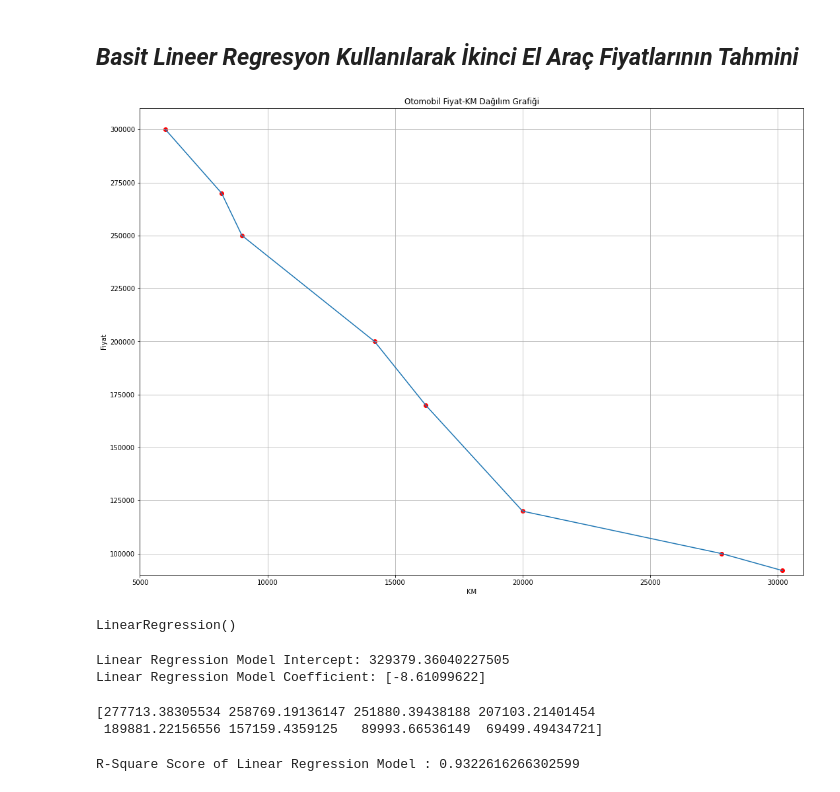
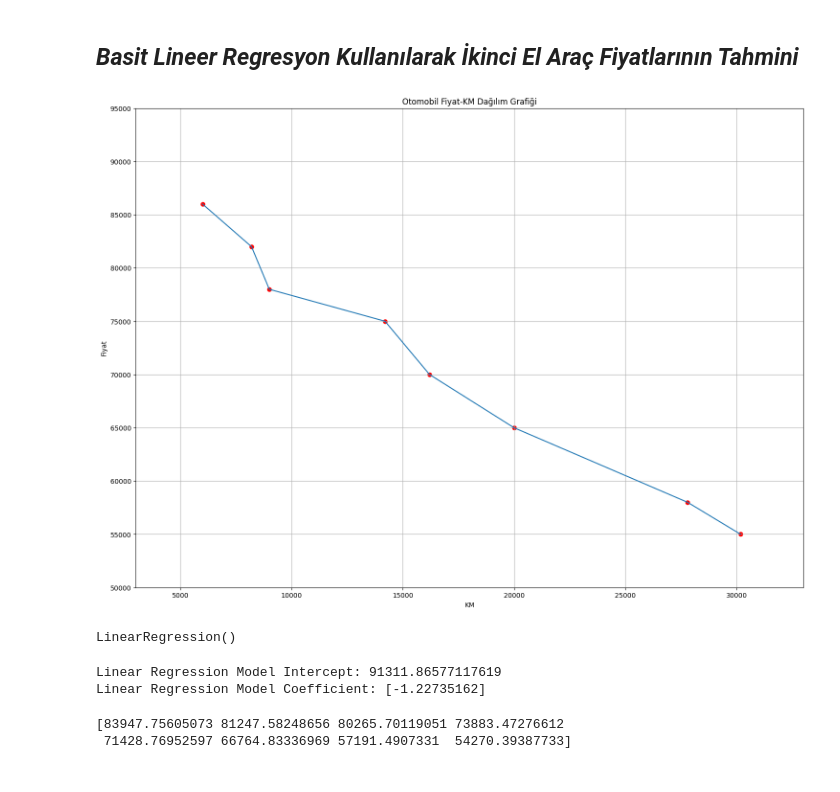
Before and after one commit to halimocakli/UsedCarPricesPrediction, a Jupyter notebook: UsedCarPricesPrediction.ipynb, the cells around one changed output. Drawn from its saved outputs; the diff is of its cells as text; code cells hidden in the pictures.

```diff
--- a/UsedCarPricesPrediction.ipynb
+++ b/UsedCarPricesPrediction.ipynb
@@ -10,21 +10,21 @@ import matplotlib.pyplot as plt
 # y : Araçların fiyat değerleri
 
 X = np.array([[6000], [8200], [9000], [14200], [16200], [20000], [27800], [30180]]).reshape(-1, 1)
-y = [300000, 270000, 250000, 200000, 170000, 120000, 100000, 92000]
+y = [86000, 82000, 78000, 75000, 70000, 65000, 58000, 55000]
 # %%
 # Train Dataset'i görselleştirelim
 
 plt.figure(figsize=(18,13))
 plt.title("Otomobil Fiyat-KM Dağılım Grafiği")
 plt.xlabel("KM")
 plt.ylabel("Fiyat")
 plt.scatter(X, y, color="red")
 plt.plot(X, y)
-plt.axis([5000, 31000, 90000, 310000]) # x_min, x_max, y_min, y_max
+plt.axis([3000, 33000, 50000, 95000]) # x_min, x_max, y_min, y_max
 plt.grid(True)
 plt.show()
 # %% [output]
-[figure, old version]
+[figure, new version]
 # %%
 # Basit Lineer Regresyon modelini oluşturmak için "sklearn" kütüphanesinin "LinearRegression" metodunu import edelim
 # Bu metoda X ve y değerlerini parametre olarak verip modelimizi eğitelim
@@ -46,8 +46,8 @@ linearRegCoefficient = linearReg.coef_
 print(f"Linear Regression Model Intercept: {linearRegIntercept}")
 print(f"Linear Regression Model Coefficient: {linearRegCoefficient}")
 # %% [output]
-Linear Regression Model Intercept: 329379.36040227505
-Linear Regression Model Coefficient: [-8.61099622]
+Linear Regression Model Intercept: 91311.86577117619
+Linear Regression Model Coefficient: [-1.22735162]
 # %%
 # Modelimizin tahmin değerlerini oluşturalım
 # Tahmin değerlerini oluştururken X serisini kullanacağız
@@ -56,18 +56,9 @@ y_head = linearReg.predict(X)
 # %%
 # Tahmin değerlerini inceleyelim
-print(y_head)
+print(y_pred)
 # %% [output]
-[277713.38305534 258769.19136147 251880.39438188 207103.21401454
- 189881.22156556 157159.4359125   89993.66536149  69499.49434721]
+[83947.75605073 81247.58248656 80265.70119051 73883.47276612
+ 71428.76952597 66764.83336969 57191.4907331  54270.39387733]
-# %%
-# Tahmin değerlerinin doğruluk oranını inceleyelim
-# Bunun için "sklearn" kütüphanesinin "metrics" özelliğini kullanacağız
-from sklearn.metrics import r2_score
-
-r_square_score = r2_score(y, y_head)
-print(f"R-Square Score of Linear Regression Model : {r_square_score}")
-# %% [output]
-R-Square Score of Linear Regression Model : 0.9322616266302599
 # %%
 # Modelimizin tahmin doğrusunu oluşturalım
 
```
Also changed, not shown: parts of 21 cells of this notebook.
